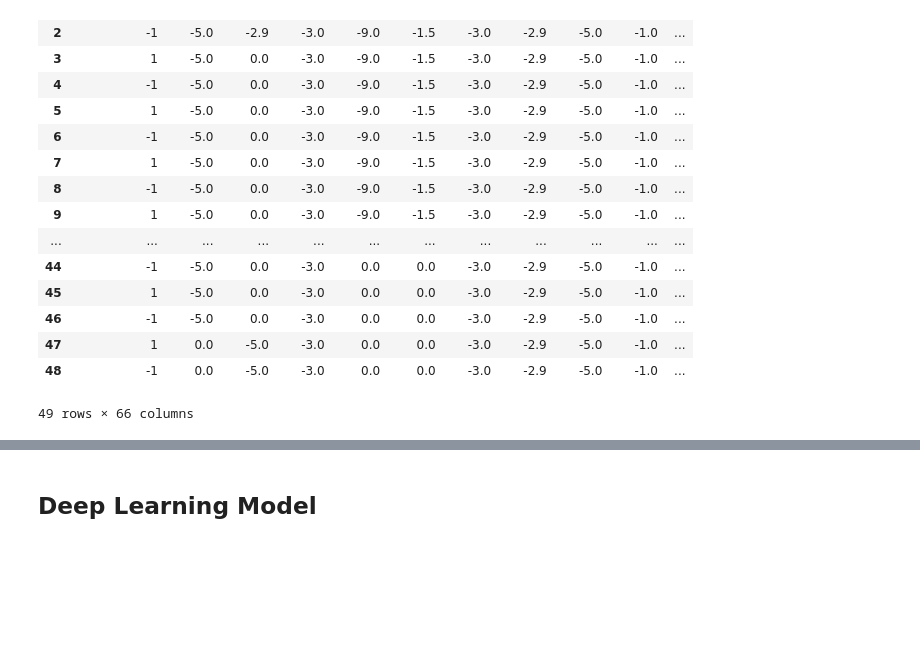
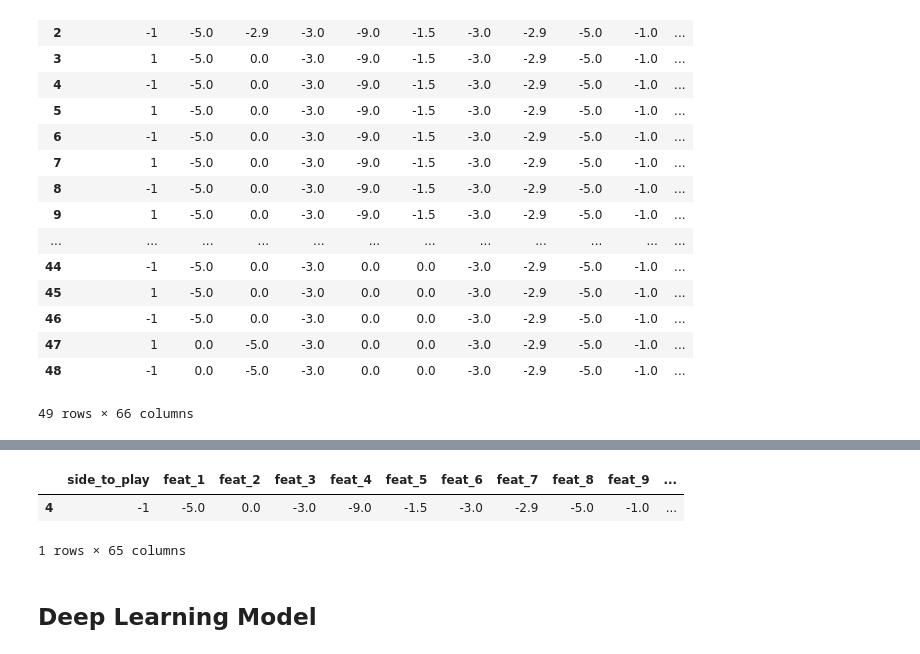
Before and after one commit to FlorianHensel/queen_slayer, a Jupyter notebook: QueenSlayerNN.ipynb, the cells around one changed output, grey strips where cells are left out. Drawn from its saved outputs; the diff is of its cells as text; code cells hidden in the pictures; blank space fills up the shorter version.

```diff
--- a/QueenSlayerNN.ipynb
+++ b/QueenSlayerNN.ipynb
@@ -30,0 +35,2 @@ df
+# %%
+X = df.drop(columns = "eval")
@@ -31,3 +48,10 @@ df
+# %%
+X_pred = X.iloc[[4]]
+X_pred
+# %% [output]
+|  | side_to_play | feat_1 | feat_2 | feat_3 | feat_4 | feat_5 | feat_6 | feat_7 | feat_8 | feat_9 | ... |
+| 4 | -1 | -5.0 | 0.0 | -3.0 | -9.0 | -1.5 | -3.0 | -2.9 | -5.0 | -1.0 | ... |
+1 rows × 65 columns
 # %% [markdown]
 ## Deep Learning Model
 # %%
```
Also changed, not shown: parts of 8 cells of this notebook.
